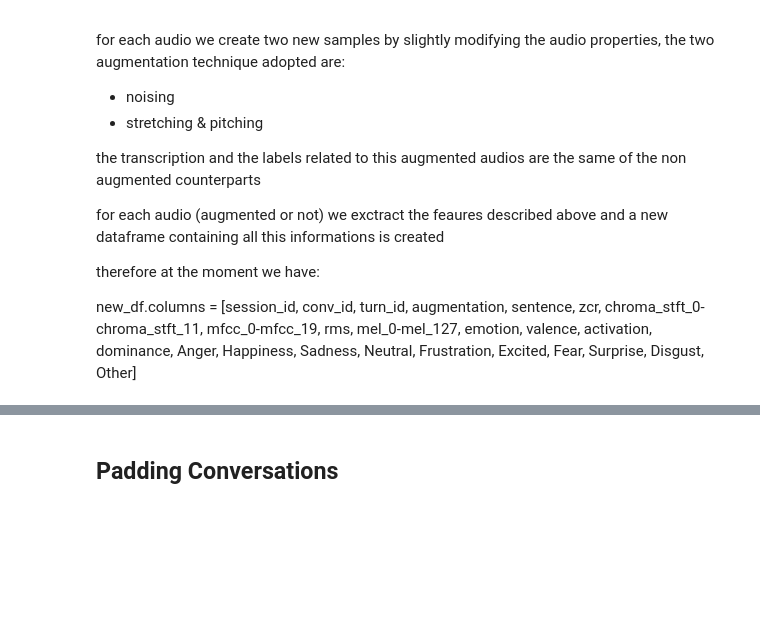
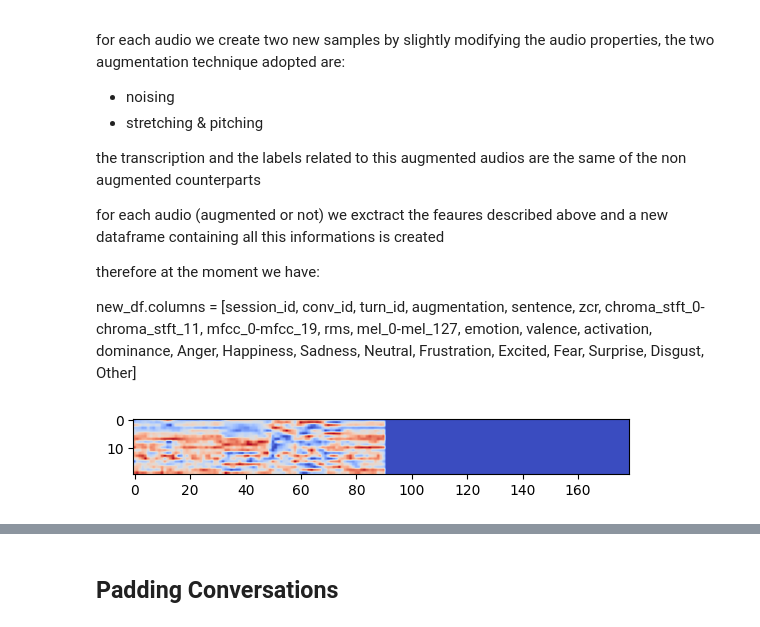
Before and after one commit to eskinderit/A-comparison-of-small-and-large-uni-multi-modal-language-models-for-sentiment-analysis-, a Jupyter notebook: ThirdMultimodalModel.ipynb, the cells around one changed output, grey strips where cells are left out. Drawn from its saved outputs; the diff is of its cells as text; code cells hidden in the pictures; blank space fills up the shorter version.

```diff
--- a/ThirdMultimodalModel.ipynb
+++ b/ThirdMultimodalModel.ipynb
@@ -595,0 +505,29 @@ new_df.head()
+# %%
+standardize = lambda x: (x - x.mean(axis=0)) / x.std(axis=0)
+normalize = lambda x: (x - x.min(axis=0)) / (x.max(axis=0) - x.min(axis=0))
+
+def normalize_and_reshape(array, perc):
+    #array = standardize(array)
+    array = normalize(array) # What about the minimum value that is mapped to 0, is then ignored??
+    if int(perc) <= array.shape[0]:
+        return array[:int(perc)]
+    else:
+        pad = np.array([[0] * array.shape[1]] * (int(perc) - array.shape[0]))
+        return np.concatenate([array, pad], axis=0)
+
+def process_features(feat_dict, perc=0.95):
+    feats = feat_dict.copy()
+    feat_list = feats.keys()
+    for feat in feat_list:
+        feats[feat] = [np.array(x) for x in feats[feat]]
+        perc_val = np.quantile([x.shape[0] for x in feats[feat]], perc)
+        feats[feat] = [normalize_and_reshape(x, perc_val) for x in feats[feat]]
+
+    return feats
+
+audio_proc = process_features(audio_feats, perc=0.75)
+# %%
+plt.imshow(audio_proc['mfcc'][show_sample].T, cmap=cm.coolwarm)
+plt.show()
+# %% [output]
+[figure, added]
```
Also changed, not shown: parts of 31 cells of this notebook.
